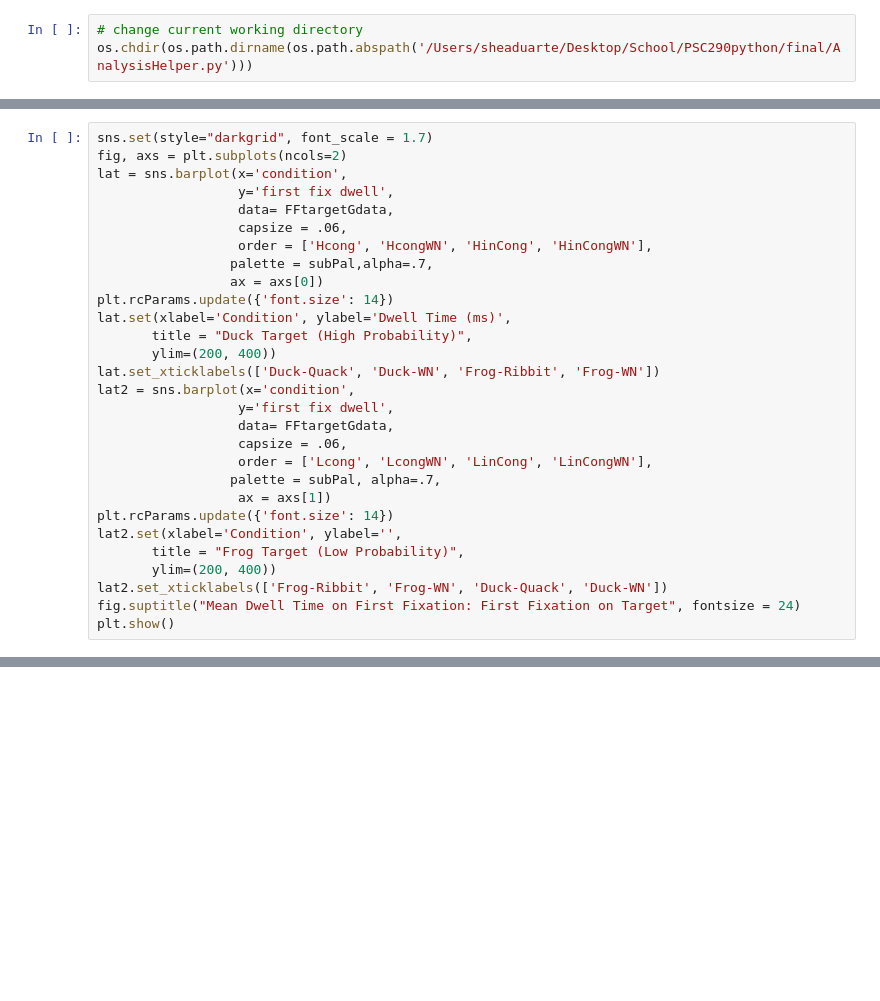
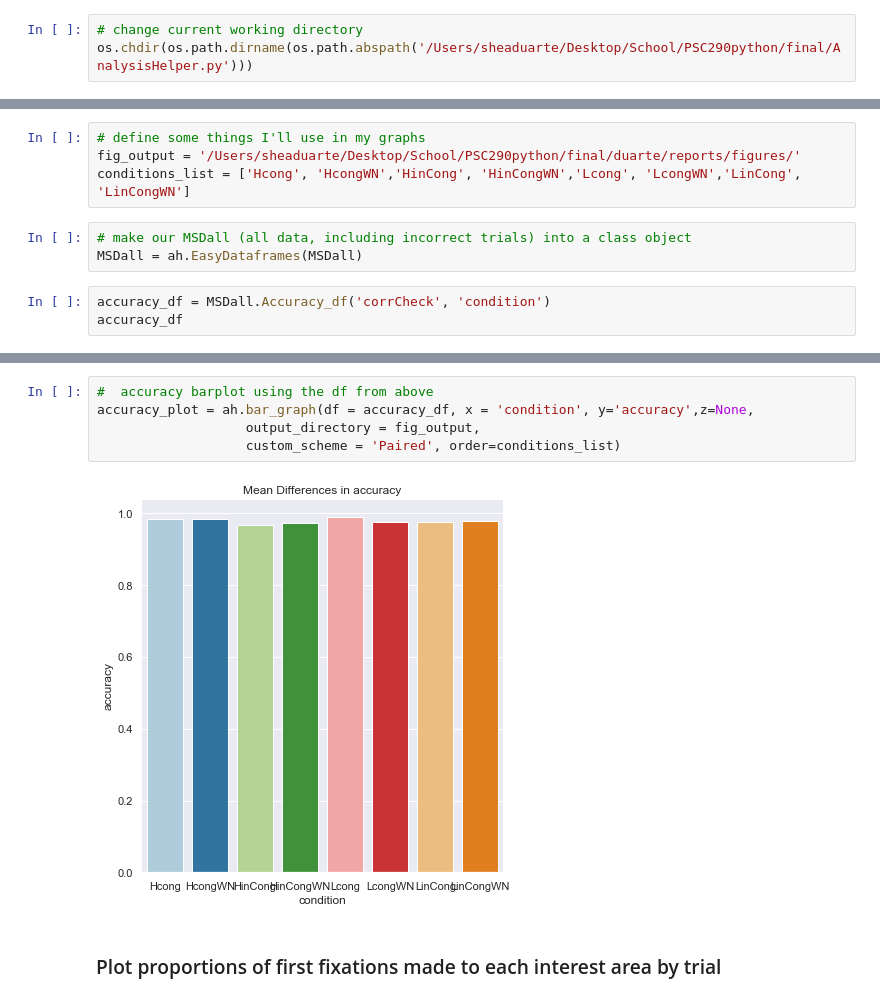
Before and after one commit to sheaduarte/PSC-290-Python-Final-Project, a Jupyter notebook: duarte/notebooks/Duarte_MSD_Exploration_and_Figures.ipynb, the cells around one changed output, grey strips where cells are left out. Drawn from its saved outputs; the diff is of its cells as text; blank space fills up the shorter version.

Commit message:
New Class EasyDataFrames
created new subsetting class, fixed up data cleaning notebook for duarte

```diff
--- a/duarte/notebooks/Duarte_MSD_Exploration_and_Figures.ipynb
+++ b/duarte/notebooks/Duarte_MSD_Exploration_and_Figures.ipynb
@@ -623,29 +19,0 @@ plt.show()
-# %%
-sns.set(style="darkgrid", font_scale = 1.7)
-fig, axs = plt.subplots(ncols=2)
-lat = sns.barplot(x='condition',
-                  y='first fix dwell',
-                  data= FFtargetGdata,
-                  capsize = .06,
-                  order = ['Hcong', 'HcongWN', 'HinCong', 'HinCongWN'],
-                 palette = subPal,alpha=.7,
-                 ax = axs[0])
-plt.rcParams.update({'font.size': 14})
-lat.set(xlabel='Condition', ylabel='Dwell Time (ms)',
-       title = "Duck Target (High Probability)",
-       ylim=(200, 400))
-lat.set_xticklabels(['Duck-Quack', 'Duck-WN', 'Frog-Ribbit', 'Frog-WN'])
-lat2 = sns.barplot(x='condition',
-                  y='first fix dwell',
-                  data= FFtargetGdata,
-                  capsize = .06,
-                  order = ['Lcong', 'LcongWN', 'LinCong', 'LinCongWN'],
-                 palette = subPal, alpha=.7,
-                  ax = axs[1])
-plt.rcParams.update({'font.size': 14})
-lat2.set(xlabel='Condition', ylabel='',
-       title = "Frog Target (Low Probability)",
-       ylim=(200, 400))
-lat2.set_xticklabels(['Frog-Ribbit', 'Frog-WN', 'Duck-Quack', 'Duck-WN'])
-fig.suptitle("Mean Dwell Time on First Fixation: First Fixation on Target", fontsize = 24)
-plt.show()
@@ -653,0 +31,10 @@ plt.show()
+# %%
+# define some things I'll use in my graphs
+fig_output = '/Users/sheaduarte/Desktop/School/PSC290python/final/duarte/reports/figures/'
+conditions_list = ['Hcong', 'HcongWN','HinCong', 'HinCongWN','Lcong', 'LcongWN','LinCong', 'LinCongWN']
+# %%
+# make our MSDall (all data, including incorrect trials) into a class object
+MSDall = ah.EasyDataframes(MSDall)
+# %%
+accuracy_df = MSDall.Accuracy_df('corrCheck', 'condition')
+accuracy_df
@@ -653,0 +51,9 @@ plt.show()
+# %%
+#  accuracy barplot using the df from above
+accuracy_plot = ah.bar_graph(df = accuracy_df, x = 'condition', y='accuracy',z=None,
+                   output_directory = fig_output,
+                   custom_scheme = 'Paired', order=conditions_list)
+# %% [output]
+[figure, added]
+# %% [markdown]
+### Plot proportions of first fixations made to each interest area by trial
```
Also changed, not shown: parts of 68 cells of this notebook, 13 other files.
